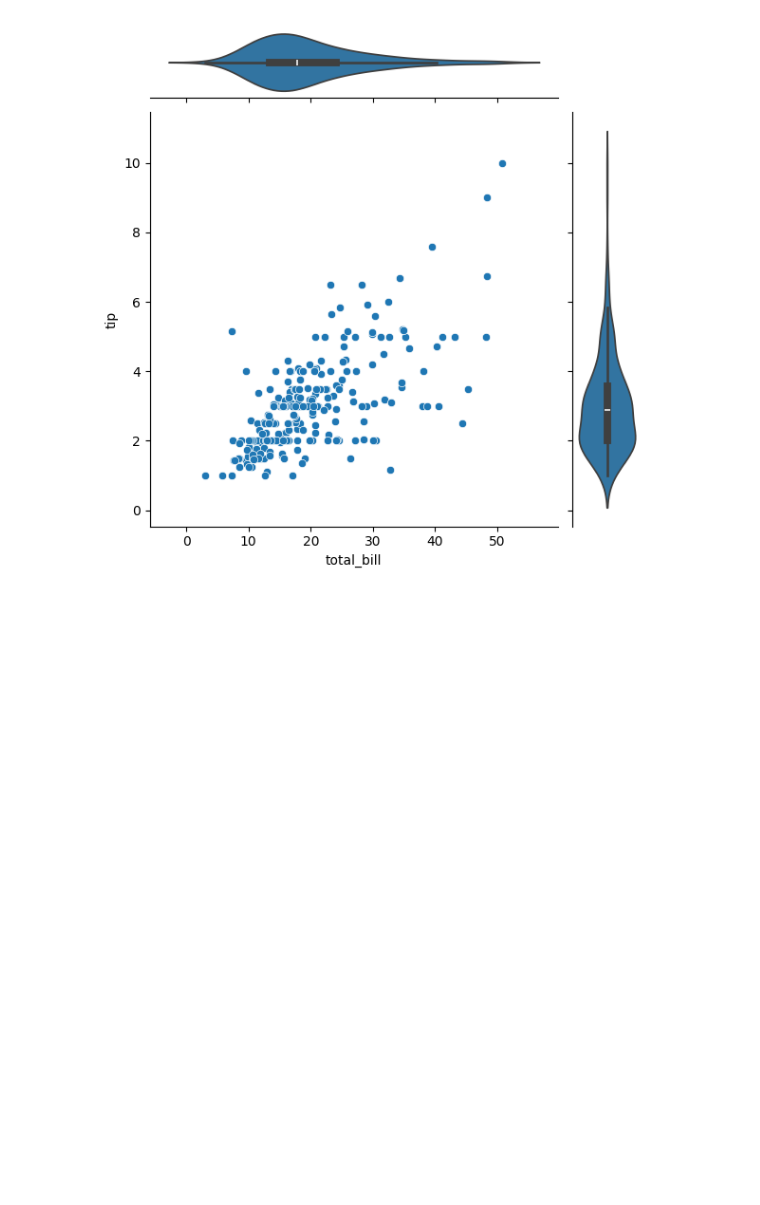
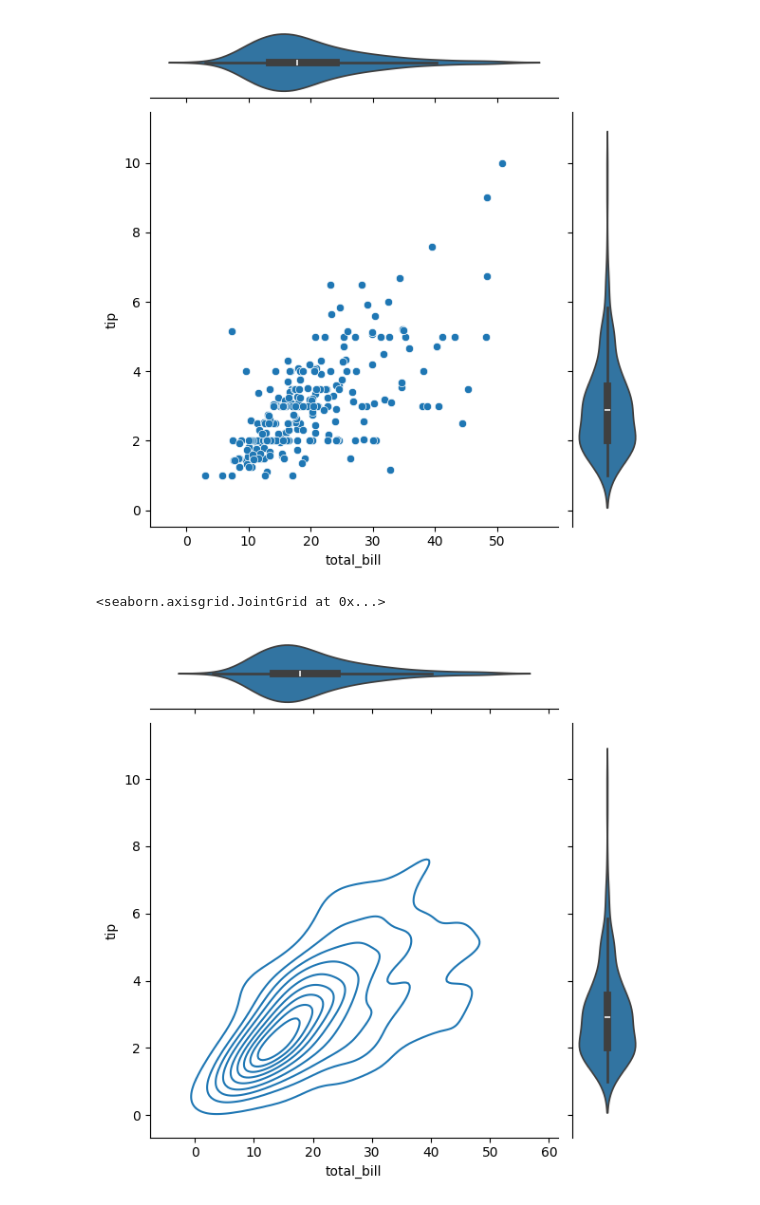
Before and after one commit to sseal2004/Machine-Learning-Full-Course, a Jupyter notebook: Python Library/Seaborn/06_MultiGridPlot.ipynb, the cells around one changed output. Saved outputs shown, nothing was run; the diff lists cells and outputs as text; code cells hidden in the pictures; blank space fills up the shorter version.

```diff
--- a/Python Library/Seaborn/06_MultiGridPlot.ipynb
+++ b/Python Library/Seaborn/06_MultiGridPlot.ipynb
@@ -158,3 +162,9 @@ g.plot(sns.scatterplot,sns.violinplot)
 # %% [output]
 <seaborn.axisgrid.JointGrid at 0x...>
 [figure]
+# %%
+g = sns.JointGrid(data=tips,x='total_bill',y='tip')#ex-3
+g.plot(sns.kdeplot,sns.violinplot)
+# %% [output]
+<seaborn.axisgrid.JointGrid at 0x...>
+[figure, added]
```
Also changed, not shown: parts of 4 cells of this notebook.
